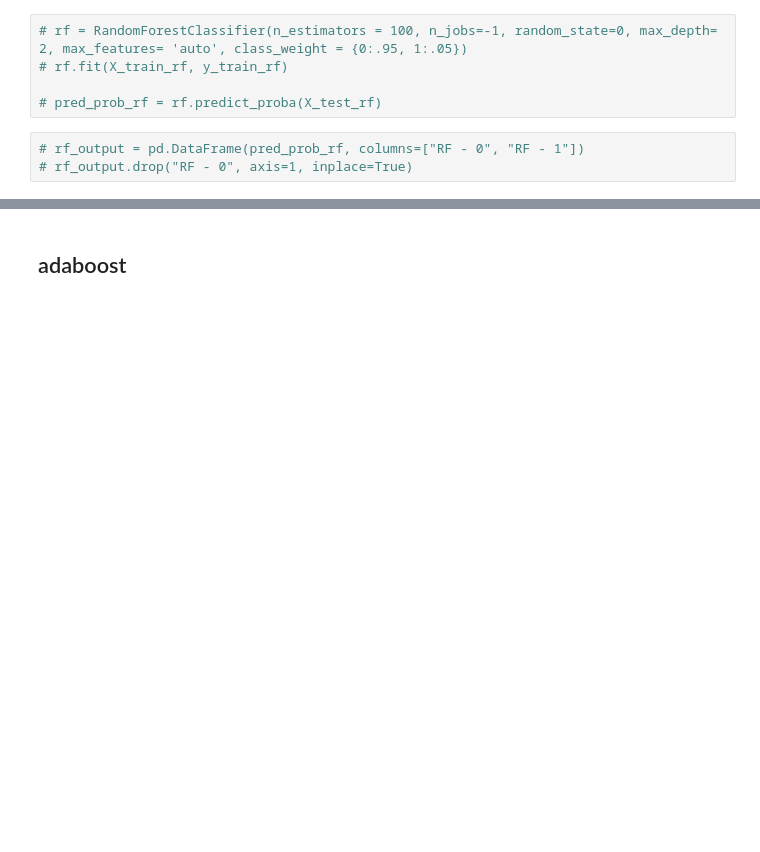
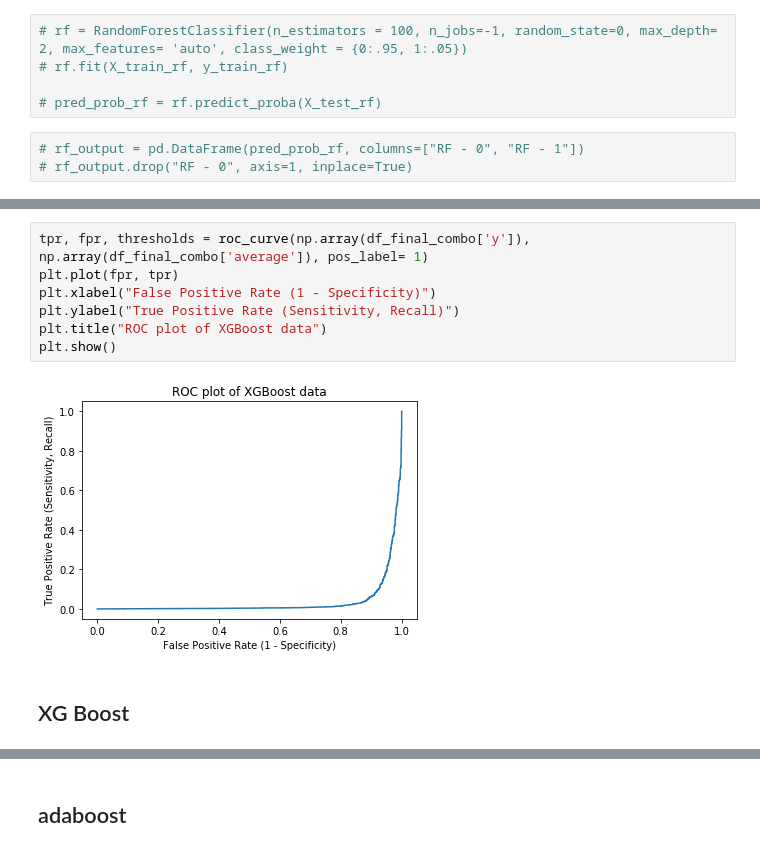
Before and after one commit to julia-git/capstone_airbnb, a Jupyter notebook: Ensemble Model Test.ipynb, the cells around one changed output, grey strips where cells are left out. Saved outputs shown, nothing was run; the diff lists cells and outputs as text; blank space fills up the shorter version.

```diff
--- a/Ensemble Model Test.ipynb
+++ b/Ensemble Model Test.ipynb
@@ -170,0 +287,11 @@ df_final_combo
+# %%
+tpr, fpr, thresholds = roc_curve(np.array(df_final_combo['y']), np.array(df_final_combo['average']), pos_label= 1)
+plt.plot(fpr, tpr)
+plt.xlabel("False Positive Rate (1 - Specificity)")
+plt.ylabel("True Positive Rate (Sensitivity, Recall)")
+plt.title("ROC plot of XGBoost data")
+plt.show()
+# %% [output]
+[figure, added]
+# %% [markdown]
+## XG Boost
```
Also changed, not shown: parts of 24 cells of this notebook, 4 other files.
